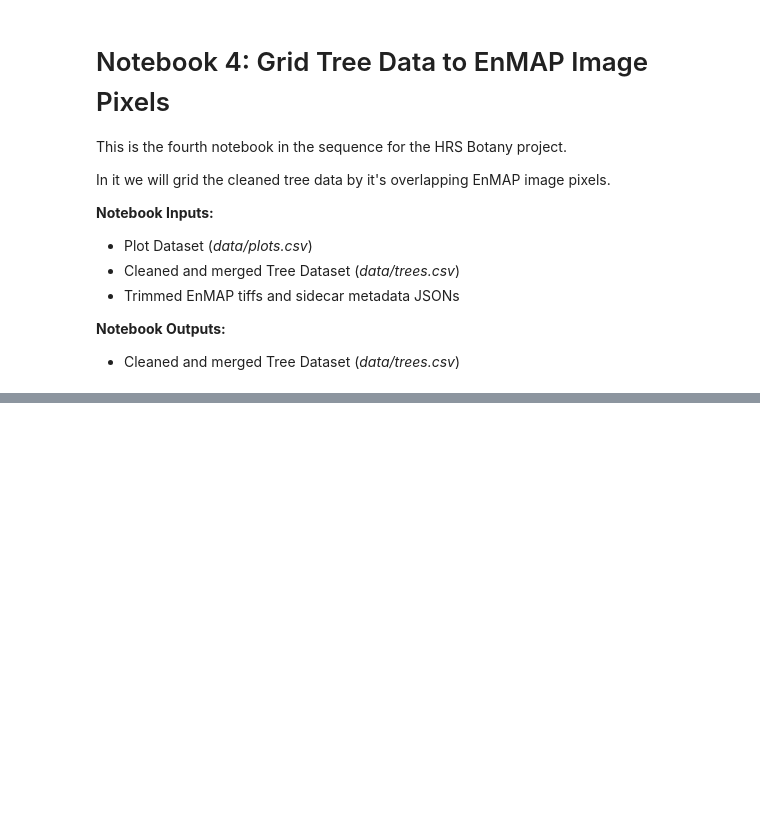
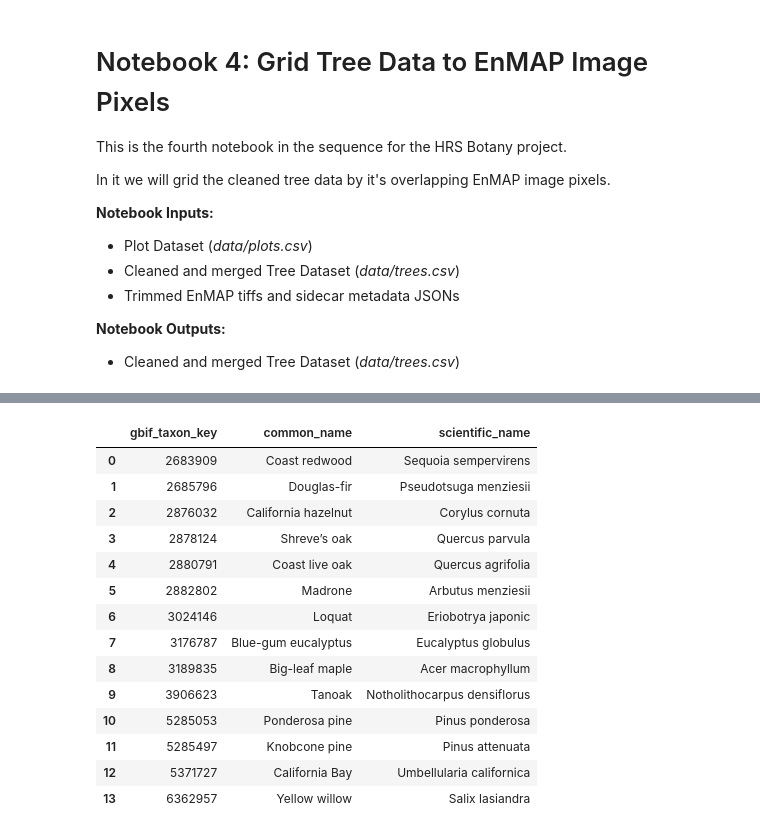
Before and after one commit to dangause/rs-hsi-botany, a Jupyter notebook: notebooks/pipeline/3_grid_tree_data_to_hrs.ipynb, the cells around one changed output, grey strips where cells are left out. Saved outputs shown, nothing was run; the diff lists cells and outputs as text; code cells hidden in the pictures; blank space fills up the shorter version.

```diff
--- a/notebooks/pipeline/3_grid_tree_data_to_hrs.ipynb
+++ b/notebooks/pipeline/3_grid_tree_data_to_hrs.ipynb
@@ -347,0 +49,18 @@ df_renamed = gdf.rename(columns=gbif_to_common_name_mapping_dict)
+# %%
+gridder.get_species_options(plot_id="f1")
+# %% [output]
+|  | gbif_taxon_key | common_name | scientific_name |
+| 0 | 2683909 | Coast redwood | Sequoia sempervirens |
+| 1 | 2685796 | Douglas-fir | Pseudotsuga menziesii |
+| 2 | 2876032 | California hazelnut | Corylus cornuta |
+| 3 | 2878124 | Shreve’s oak | Quercus parvula |
+| 4 | 2880791 | Coast live oak | Quercus agrifolia |
+| 5 | 2882802 | Madrone | Arbutus menziesii |
+| 6 | 3024146 | Loquat | Eriobotrya japonic |
+| 7 | 3176787 | Blue-gum eucalyptus | Eucalyptus globulus |
+| 8 | 3189835 | Big-leaf maple | Acer macrophyllum |
+| 9 | 3906623 | Tanoak | Notholithocarpus densiflorus |
+| 10 | 5285053 | Ponderosa pine | Pinus ponderosa |
+| 11 | 5285497 | Knobcone pine | Pinus attenuata |
+| 12 | 5371727 | California Bay | Umbellularia californica |
+| 13 | 6362957 | Yellow willow | Salix lasiandra |
```
Also changed, not shown: parts of 10 cells of this notebook, 2 other files.
